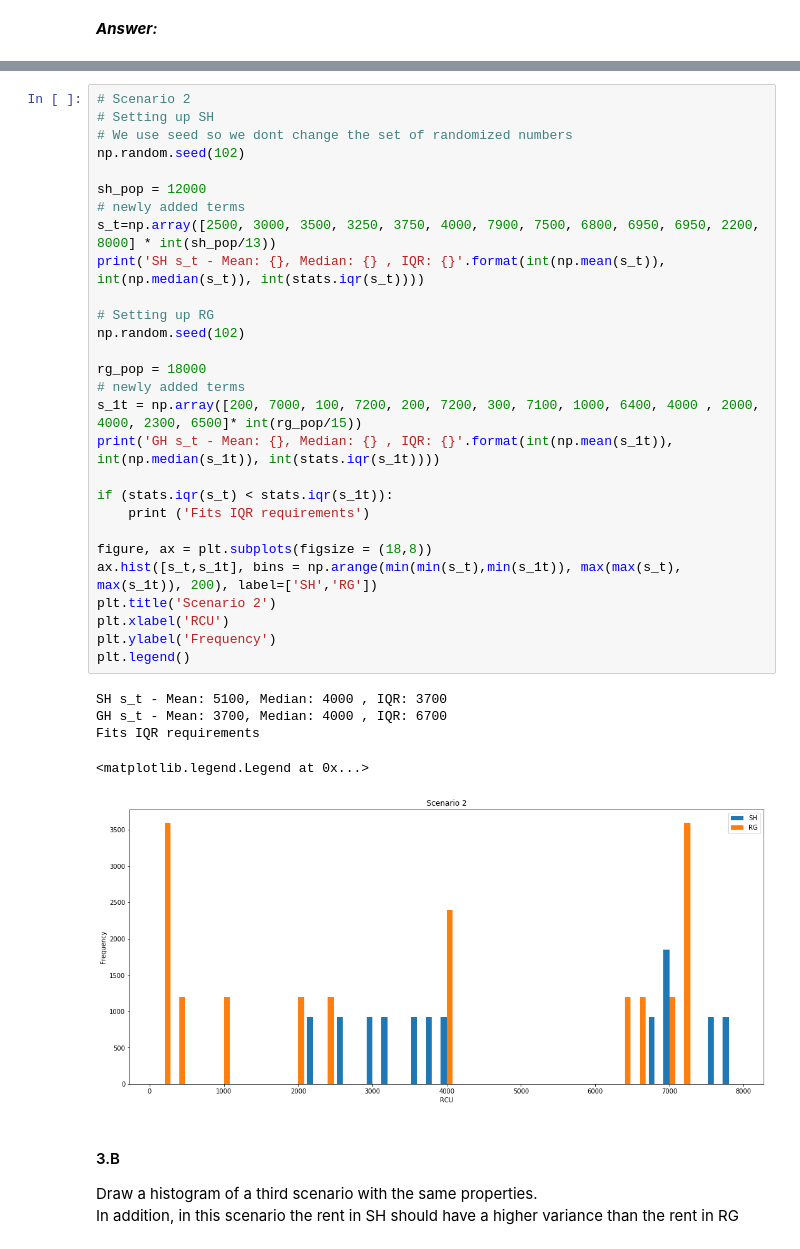
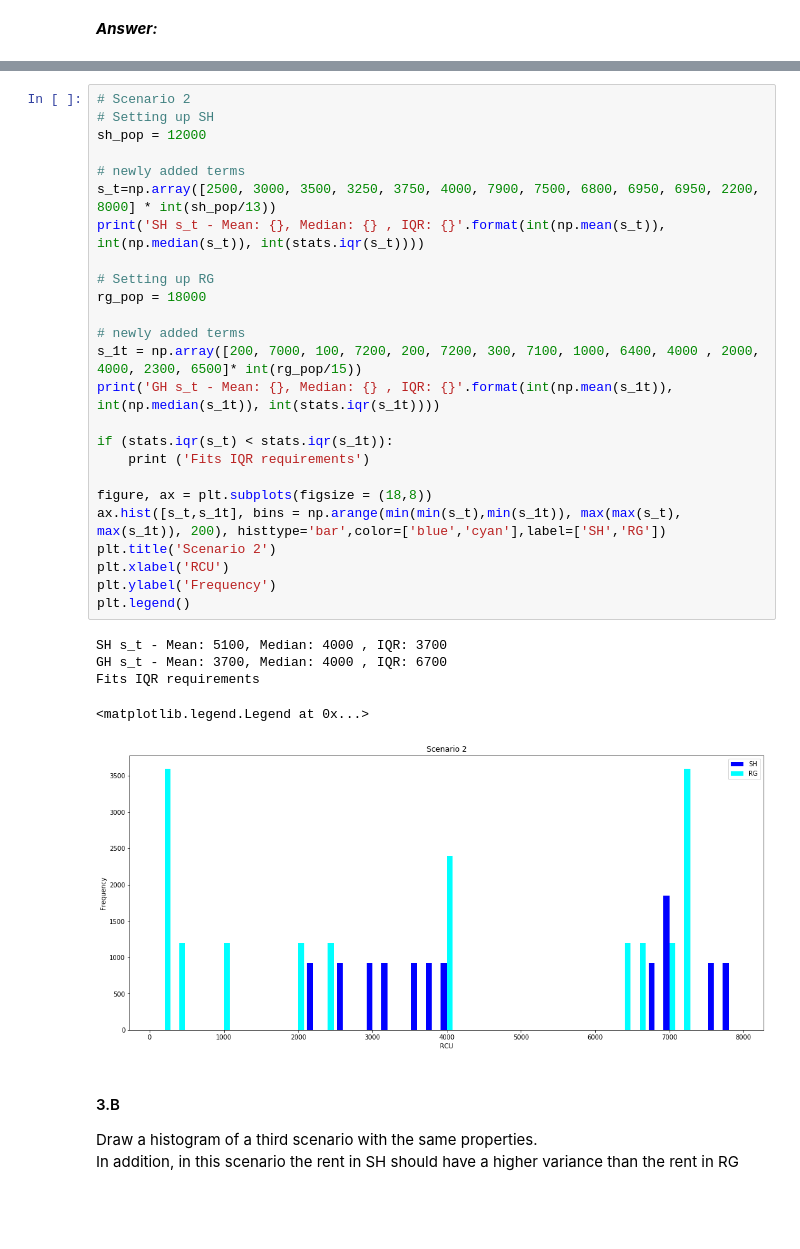
Before and after one commit to mayakerem/StatisticsDataAnalysis, a Jupyter notebook: HW1.ipynb, the cells around one changed output, grey strips where cells are left out. Drawn from its saved outputs; the diff is of its cells as text; blank space fills up the shorter version.

```diff
--- a/HW1.ipynb
+++ b/HW1.ipynb
@@ -253,37 +253,34 @@ Fits IQR requirements
 # %%
 # Scenario 2
 # Setting up SH
-# We use seed so we dont change the set of randomized numbers
-np.random.seed(102)
+sh_pop = 12000
 
-sh_pop = 12000
 # newly added terms
 s_t=np.array([2500, 3000, 3500, 3250, 3750, 4000, 7900, 7500, 6800, 6950, 6950, 2200, 8000] * int(sh_pop/13))
 print('SH s_t - Mean: {}, Median: {} , IQR: {}'.format(int(np.mean(s_t)), int(np.median(s_t)), int(stats.iqr(s_t))))
 
 # Setting up RG
-np.random.seed(102)
+rg_pop = 18000
 
-rg_pop = 18000
 # newly added terms
 s_1t = np.array([200, 7000, 100, 7200, 200, 7200, 300, 7100, 1000, 6400, 4000 , 2000, 4000, 2300, 6500]* int(rg_pop/15))
 print('GH s_t - Mean: {}, Median: {} , IQR: {}'.format(int(np.mean(s_1t)), int(np.median(s_1t)), int(stats.iqr(s_1t))))
 
 if (stats.iqr(s_t) < stats.iqr(s_1t)):
     print ('Fits IQR requirements')
 
 figure, ax = plt.subplots(figsize = (18,8))
-ax.hist([s_t,s_1t], bins = np.arange(min(min(s_t),min(s_1t)), max(max(s_t), max(s_1t)), 200), label=['SH','RG'])
+ax.hist([s_t,s_1t], bins = np.arange(min(min(s_t),min(s_1t)), max(max(s_t), max(s_1t)), 200), histtype='bar',color=['blue','cyan'],label=['SH','RG'])
 plt.title('Scenario 2')
 plt.xlabel('RCU')
 plt.ylabel('Frequency')
 plt.legend()
 # %% [output]
 SH s_t - Mean: 5100, Median: 4000 , IQR: 3700
 GH s_t - Mean: 3700, Median: 4000 , IQR: 6700
 Fits IQR requirements
 <matplotlib.legend.Legend at 0x...>
-[figure, old version]
+[figure, new version]
 # %% [markdown]
 #### 3.B
 Draw a histogram of a third scenario with the same properties. <br>
```
Also changed, not shown: parts of 9 cells of this notebook.
